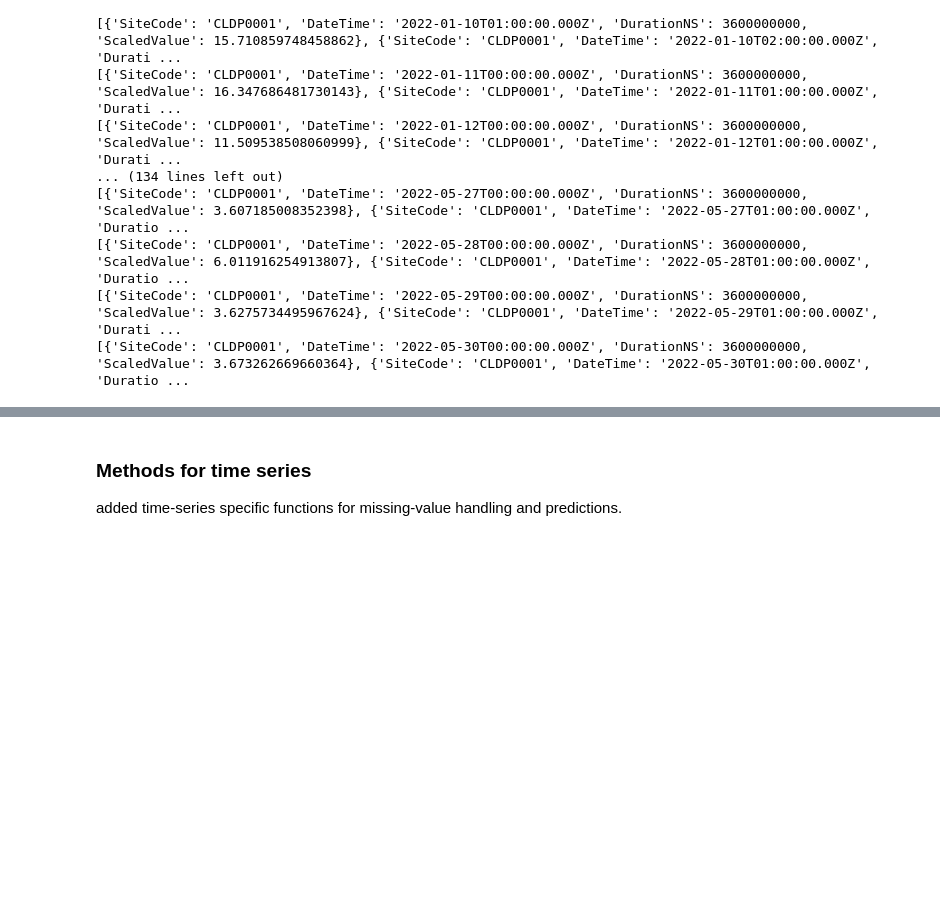
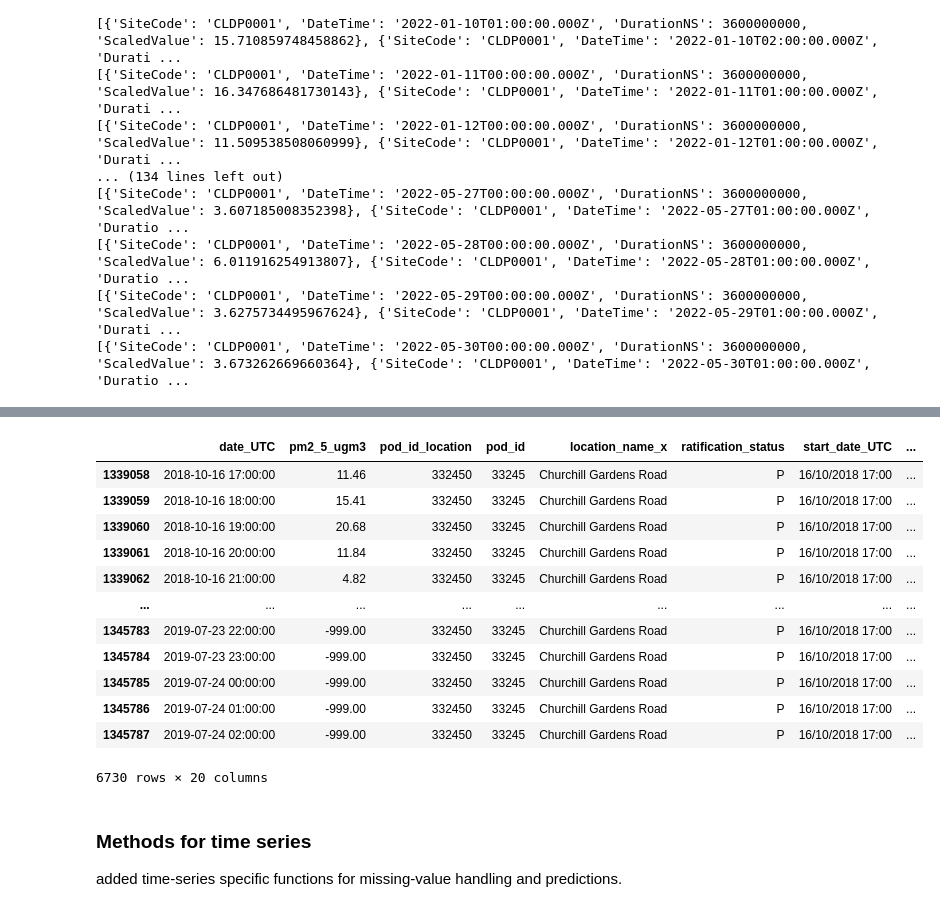
Before and after one commit to dereksgithub/cusp_london_2024, a Jupyter notebook: data_wrangling_01.ipynb, the cells around one changed output, grey strips where cells are left out. Saved outputs shown, nothing was run; the diff lists cells and outputs as text; code cells hidden in the pictures; blank space fills up the shorter version.

```diff
--- a/pt01_modify_name_.ipynb
+++ b/data_wrangling_01.ipynb
@@ -70,3 +204,6 @@ while current_date <= end_date:
 [{'SiteCode': 'CLDP0001', 'DateTime': '2022-05-28T00:00:00.000Z', 'DurationNS': 3600000000, 'ScaledValue': 6.011916254913807}, {'SiteCode': 'CLDP0001', 'DateTime': '2022-05-28T01:00:00.000Z', 'Duratio ...
 [{'SiteCode': 'CLDP0001', 'DateTime': '2022-05-29T00:00:00.000Z', 'DurationNS': 3600000000, 'ScaledValue': 3.6275734495967624}, {'SiteCode': 'CLDP0001', 'DateTime': '2022-05-29T01:00:00.000Z', 'Durati ...
 [{'SiteCode': 'CLDP0001', 'DateTime': '2022-05-30T00:00:00.000Z', 'DurationNS': 3600000000, 'ScaledValue': 3.673262669660364}, {'SiteCode': 'CLDP0001', 'DateTime': '2022-05-30T01:00:00.000Z', 'Duratio ...
+# %%
+
+bl_18to19_all = pd.read_csv(r"/mnt/d/OneDrive - University College London/CUSP_Data_Dive_2024/BL_pilot/20180901_20201130_PM2.5_AQMesh_Scaled_Dataset_UGM3.csv")#, header= True)
@@ -73,3 +248,19 @@ while current_date <= end_date:
+# %%
+cleaned_18to_19
+# %% [output]
+|  | date_UTC | pm2_5_ugm3 | pod_id_location | pod_id | location_name_x | ratification_status | start_date_UTC | ... |
+| 1339058 | 2018-10-16 17:00:00 | 11.46 | 332450 | 33245 | Churchill Gardens Road | P | 16/10/2018 17:00 | ... |
+| 1339059 | 2018-10-16 18:00:00 | 15.41 | 332450 | 33245 | Churchill Gardens Road | P | 16/10/2018 17:00 | ... |
+| 1339060 | 2018-10-16 19:00:00 | 20.68 | 332450 | 33245 | Churchill Gardens Road | P | 16/10/2018 17:00 | ... |
+| 1339061 | 2018-10-16 20:00:00 | 11.84 | 332450 | 33245 | Churchill Gardens Road | P | 16/10/2018 17:00 | ... |
+| 1339062 | 2018-10-16 21:00:00 | 4.82 | 332450 | 33245 | Churchill Gardens Road | P | 16/10/2018 17:00 | ... |
+| ... | ... | ... | ... | ... | ... | ... | ... | ... |
+| 1345783 | 2019-07-23 22:00:00 | -999.00 | 332450 | 33245 | Churchill Gardens Road | P | 16/10/2018 17:00 | ... |
+| 1345784 | 2019-07-23 23:00:00 | -999.00 | 332450 | 33245 | Churchill Gardens Road | P | 16/10/2018 17:00 | ... |
+| 1345785 | 2019-07-24 00:00:00 | -999.00 | 332450 | 33245 | Churchill Gardens Road | P | 16/10/2018 17:00 | ... |
+| 1345786 | 2019-07-24 01:00:00 | -999.00 | 332450 | 33245 | Churchill Gardens Road | P | 16/10/2018 17:00 | ... |
+| 1345787 | 2019-07-24 02:00:00 | -999.00 | 332450 | 33245 | Churchill Gardens Road | P | 16/10/2018 17:00 | ... |
+6730 rows × 20 columns
 # %% [markdown]
 ### Methods for time series
 
```
Also changed, not shown: parts of 19 cells of this notebook.
